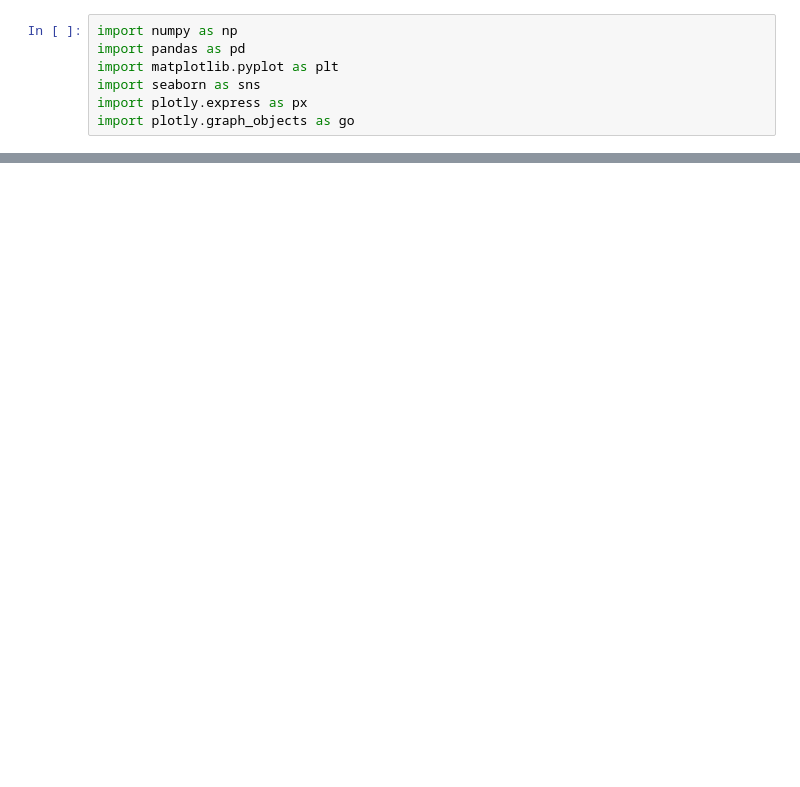
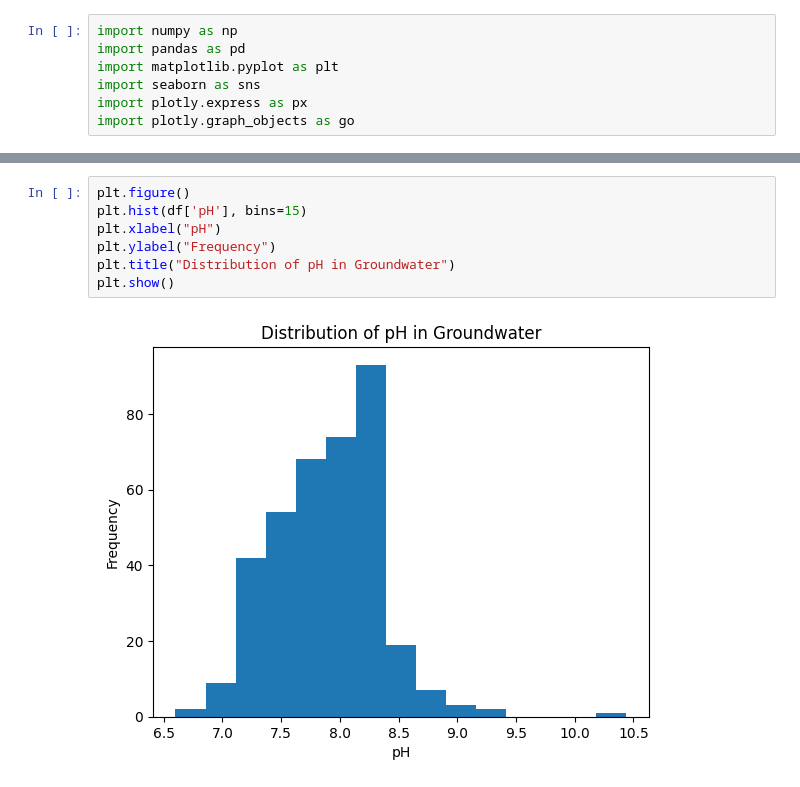
Before and after one commit to keirabasma/Formation-IA, a Jupyter notebook: CHERADI_Yasmine_workshop1.ipynb, the cells around one changed output, grey strips where cells are left out. Cells and saved outputs as stored; diff of their text form; blank space fills up the shorter version.

```diff
--- a/CHERADI_Yasmine_workshop1.ipynb
+++ b/CHERADI_Yasmine_workshop1.ipynb
@@ -299,0 +328,9 @@ df.dropna(inplace=True)
+# %%
+plt.figure()
+plt.hist(df['pH'], bins=15)
+plt.xlabel("pH")
+plt.ylabel("Frequency")
+plt.title("Distribution of pH in Groundwater")
+plt.show()
+# %% [output]
+[figure, added]
```
Also changed, not shown: parts of 23 cells of this notebook.
